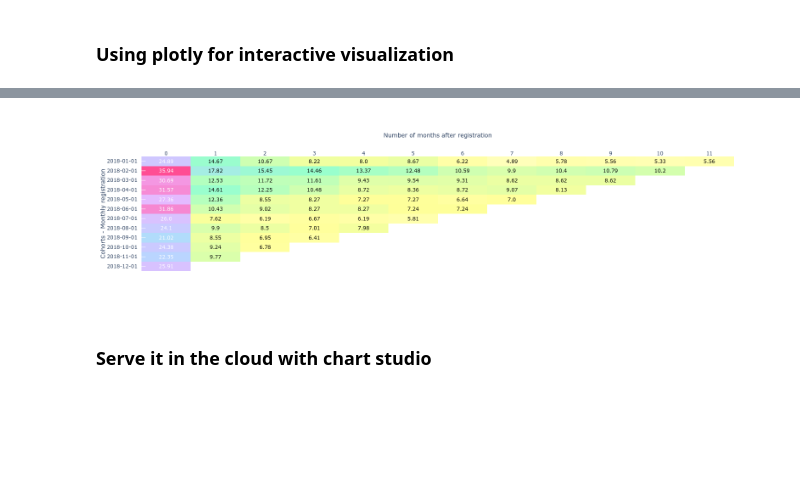
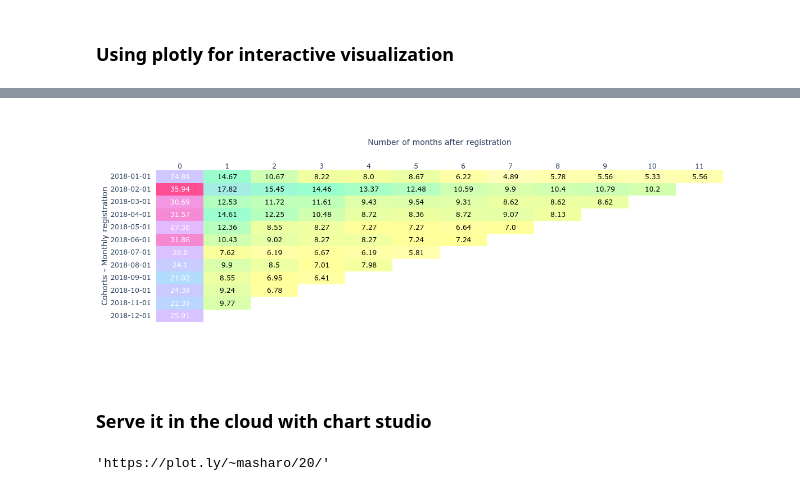
Before and after one commit to IsmaelMasharo/cohort-analysis-with-plotly-viz, a Jupyter notebook: cohort-analysis/cohort_analisis.ipynb, the cells around one changed output, grey strips where cells are left out. Drawn from its saved outputs; the diff is of its cells as text; code cells hidden in the pictures; blank space fills up the shorter version.

```diff
--- a/cohort-analysis/cohort_analisis.ipynb
+++ b/cohort-analysis/cohort_analisis.ipynb
@@ -92,38 +92,33 @@ for x in df_.columns.tolist():
 # %%
 colorscale=[[0.0, 'rgb(255,255,255)'], [.2, 'rgb(255, 255, 153)'],
             [.4, 'rgb(153, 255, 204)'], [.6, 'rgb(179, 217, 255)'],
             [.8, 'rgb(240, 179, 255)'],[1.0, 'rgb(255, 77, 148)']]
 
 fig = ff.create_annotated_heatmap(
     z=cohort_display_values[::-1],
     x=df_.index.values.tolist(),
     y=df_.columns.values.tolist()[::-1],
     annotation_text=cohort_labels[::-1],
     colorscale=colorscale,
     hovertemplate =
     'Cohort: %{y}<br>'+
-    'Month: %{x}<br>'+
-    'Retention: %{z}<br>' +
+    'Months after registration: %{x}<br>'+
+    'Retention percentage: %{z}%<br>' +
     "<extra></extra>"
 )
 # https://stackoverflow.com/questions/54696773/y-axis-labels-dont-get-displayed-properly-with-plotly
 fig.layout.yaxis.type = 'category'
 fig.update_layout(
-#     title={
-#         'text': "Monthly Cohort Analysis",
-#         'y':0.98,
-#         'x':0.5,
-#         'xanchor': 'center',
-#         'yanchor': 'top'
-#     },
     xaxis_title= "Number of months after registration",
     yaxis_title="Cohorts - Monthly registration"
 )
 fig.show()
 # %% [output]
 [interactive output not drawn]
-[figure, old version]
+[figure, new version]
 # %% [markdown]
 ### Serve it in the cloud with chart studio
 # %%
-py.plot(fig, filename = 'your-cohort-table', auto_open=True)
+py.plot(fig, filename = 'your-cohort-plot', auto_open=True)
+# %% [output]
+'https://plot.ly/~masharo/20/'
```
